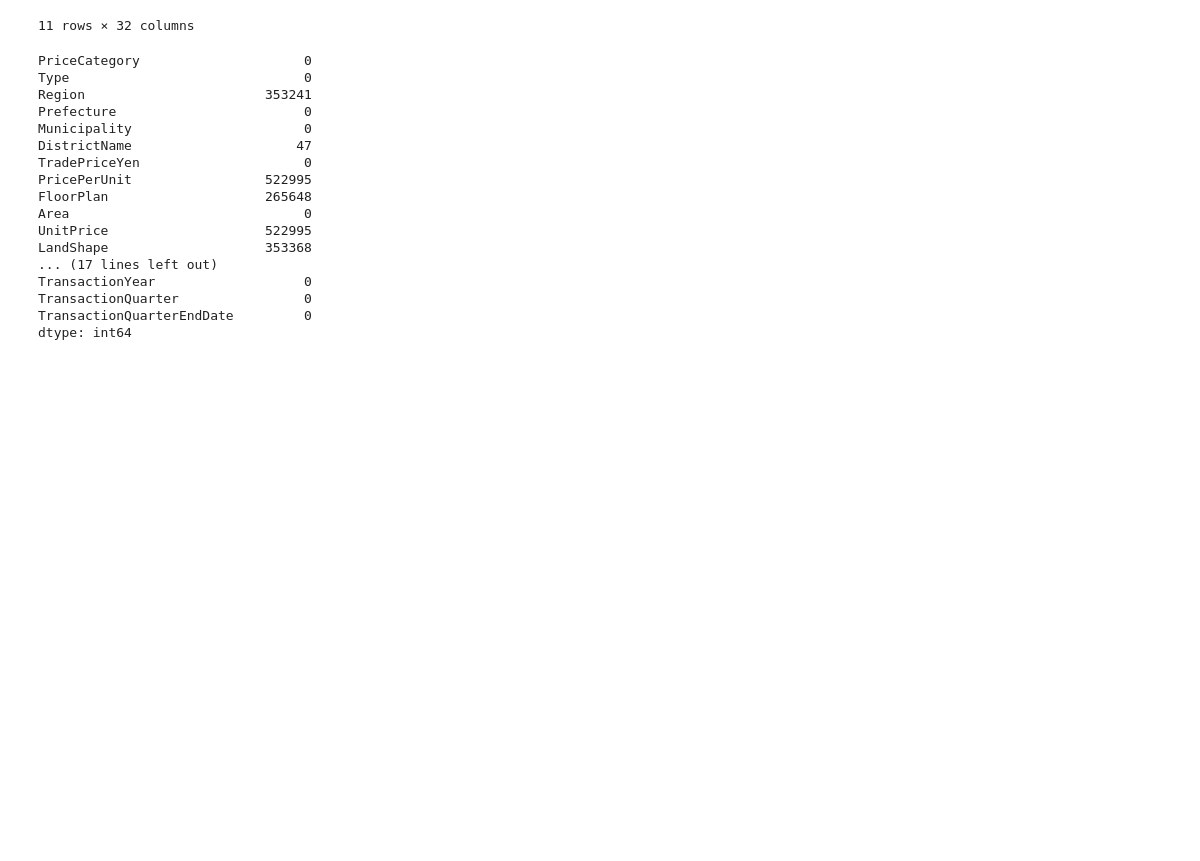
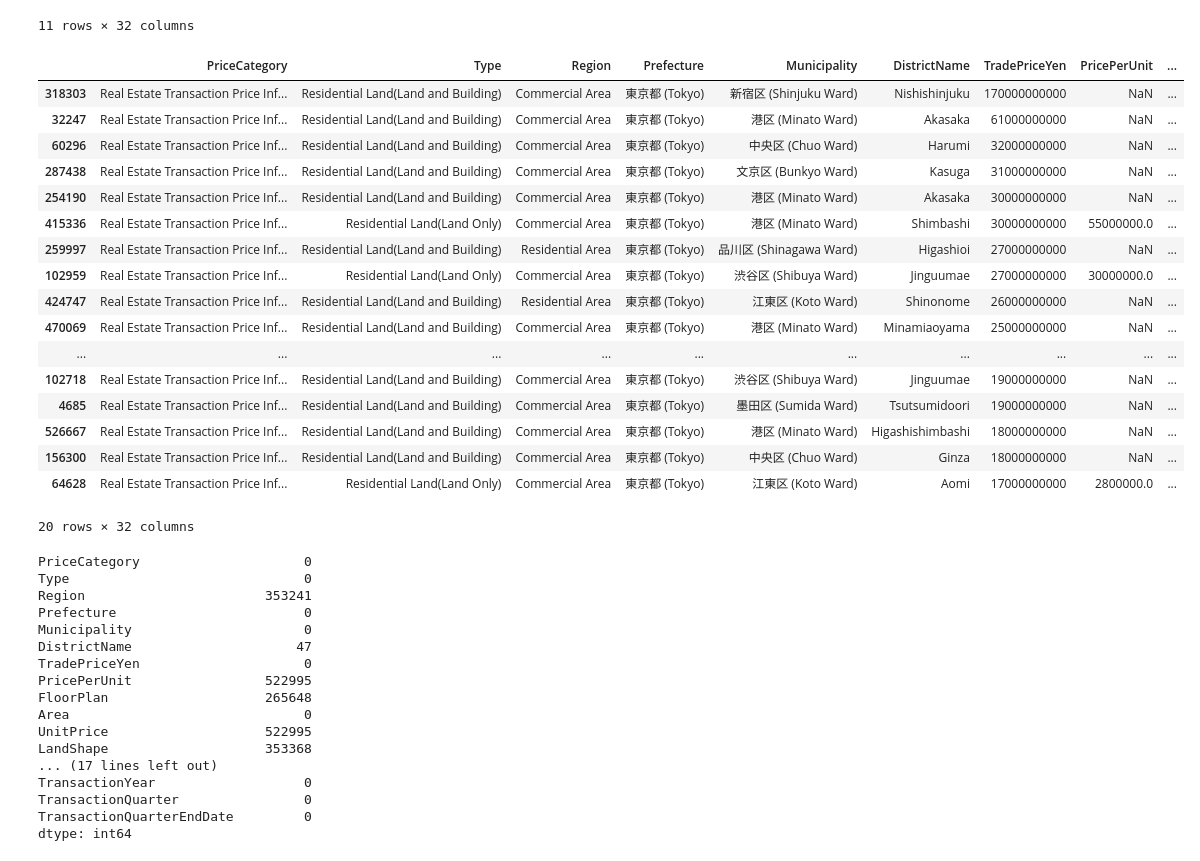
Before and after one commit to pablosumi/tokyo-real-estate-smart-advisor, a Jupyter notebook: notebooks/EDA.ipynb, the cells around one changed output. Cells and saved outputs as stored; diff of their text form; code cells hidden in the pictures; blank space fills up the shorter version.

```diff
--- a/notebooks/EDA.ipynb
+++ b/notebooks/EDA.ipynb
@@ -57,6 +59,29 @@ data.describe(include='all')
 | max | NaN | NaN | NaN | NaN | NaN | NaN | 1.700000e+11 | 1.000000e+08 | ... |
 | std | NaN | NaN | NaN | NaN | NaN | NaN | 3.260302e+08 | 1.687849e+06 | ... |
 11 rows × 32 columns
+# %%
+# extremes may be errors - to be removed
+
+data.iloc[data.TradePriceYen.sort_values(ascending=False).head(20).index]
+# %% [output]
+|  | PriceCategory | Type | Region | Prefecture | Municipality | DistrictName | TradePriceYen | PricePerUnit | ... |
+| 318303 | Real Estate Transaction Price Inf... | Residential Land(Land and Building) | Commercial Area | 東京都 (Tokyo) | 新宿区 (Shinjuku Ward) | Nishishinjuku | 170000000000 | NaN | ... |
+| 32247 | Real Estate Transaction Price Inf... | Residential Land(Land and Building) | Commercial Area | 東京都 (Tokyo) | 港区 (Minato Ward) | Akasaka | 61000000000 | NaN | ... |
+| 60296 | Real Estate Transaction Price Inf... | Residential Land(Land and Building) | Commercial Area | 東京都 (Tokyo) | 中央区 (Chuo Ward) | Harumi | 32000000000 | NaN | ... |
+| 287438 | Real Estate Transaction Price Inf... | Residential Land(Land and Building) | Commercial Area | 東京都 (Tokyo) | 文京区 (Bunkyo Ward) | Kasuga | 31000000000 | NaN | ... |
+| 254190 | Real Estate Transaction Price Inf... | Residential Land(Land and Building) | Commercial Area | 東京都 (Tokyo) | 港区 (Minato Ward) | Akasaka | 30000000000 | NaN | ... |
+| 415336 | Real Estate Transaction Price Inf... | Residential Land(Land Only) | Commercial Area | 東京都 (Tokyo) | 港区 (Minato Ward) | Shimbashi | 30000000000 | 55000000.0 | ... |
+| 259997 | Real Estate Transaction Price Inf... | Residential Land(Land and Building) | Residential Area | 東京都 (Tokyo) | 品川区 (Shinagawa Ward) | Higashioi | 27000000000 | NaN | ... |
+| 102959 | Real Estate Transaction Price Inf... | Residential Land(Land Only) | Commercial Area | 東京都 (Tokyo) | 渋谷区 (Shibuya Ward) | Jinguumae | 27000000000 | 30000000.0 | ... |
+| 424747 | Real Estate Transaction Price Inf... | Residential Land(Land and Building) | Residential Area | 東京都 (Tokyo) | 江東区 (Koto Ward) | Shinonome | 26000000000 | NaN | ... |
+| 470069 | Real Estate Transaction Price Inf... | Residential Land(Land and Building) | Commercial Area | 東京都 (Tokyo) | 港区 (Minato Ward) | Minamiaoyama | 25000000000 | NaN | ... |
+| ... | ... | ... | ... | ... | ... | ... | ... | ... | ... |
+| 102718 | Real Estate Transaction Price Inf... | Residential Land(Land and Building) | Commercial Area | 東京都 (Tokyo) | 渋谷区 (Shibuya Ward) | Jinguumae | 19000000000 | NaN | ... |
+| 4685 | Real Estate Transaction Price Inf... | Residential Land(Land and Building) | Commercial Area | 東京都 (Tokyo) | 墨田区 (Sumida Ward) | Tsutsumidoori | 19000000000 | NaN | ... |
+| 526667 | Real Estate Transaction Price Inf... | Residential Land(Land and Building) | Commercial Area | 東京都 (Tokyo) | 港区 (Minato Ward) | Higashishimbashi | 18000000000 | NaN | ... |
+| 156300 | Real Estate Transaction Price Inf... | Residential Land(Land and Building) | Commercial Area | 東京都 (Tokyo) | 中央区 (Chuo Ward) | Ginza | 18000000000 | NaN | ... |
+| 64628 | Real Estate Transaction Price Inf... | Residential Land(Land Only) | Commercial Area | 東京都 (Tokyo) | 江東区 (Koto Ward) | Aomi | 17000000000 | 2800000.0 | ... |
+20 rows × 32 columns
 # %%
 data.isnull().sum()
 # %% [output]
```
Also changed, not shown: parts of 6 cells of this notebook.
